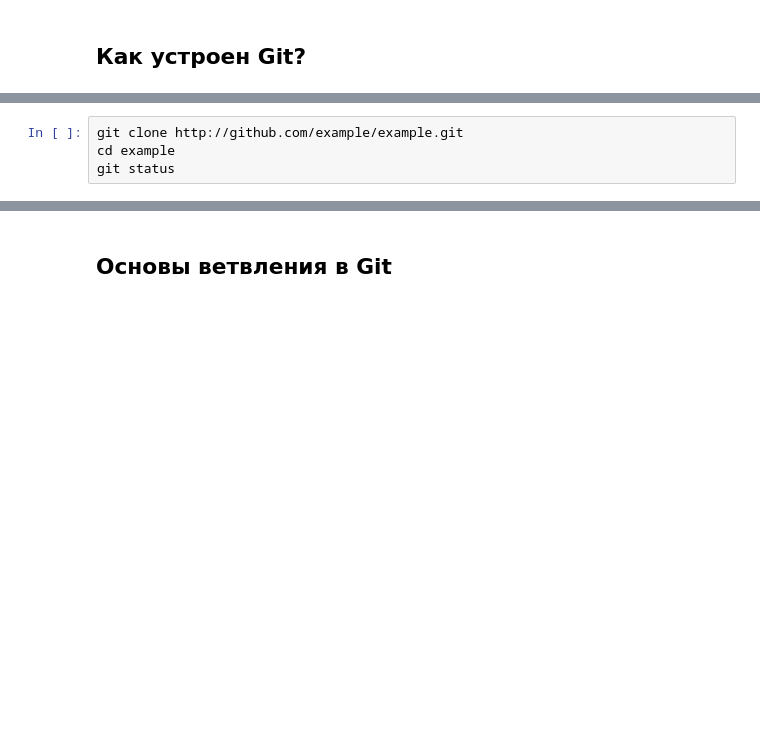
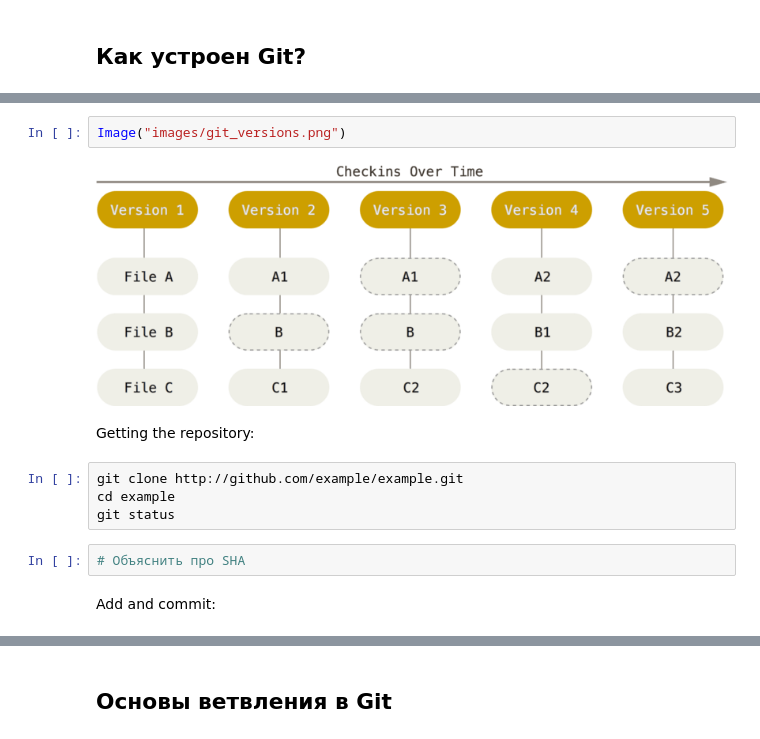
Before and after one commit to vasilyivan12345/python-workshops, a Jupyter notebook: git/lecture.ipynb, the cells around one changed output, grey strips where cells are left out. Drawn from its saved outputs; the diff is of its cells as text; blank space fills up the shorter version.

```diff
--- a/git/lecture.ipynb
+++ b/git/lecture.ipynb
@@ -77,4 +79,14 @@ SHA
+# %%
+Image("images/git_versions.png")
+# %% [output]
+[figure, added]
+# %% [markdown]
+Getting the repository:
 # %%
 git clone http://github.com/example/example.git
 cd example
 git status
+# %%
+# Объяснить про SHA
+# %% [markdown]
+Add and commit:
```
Also changed, not shown: parts of 31 cells of this notebook.
